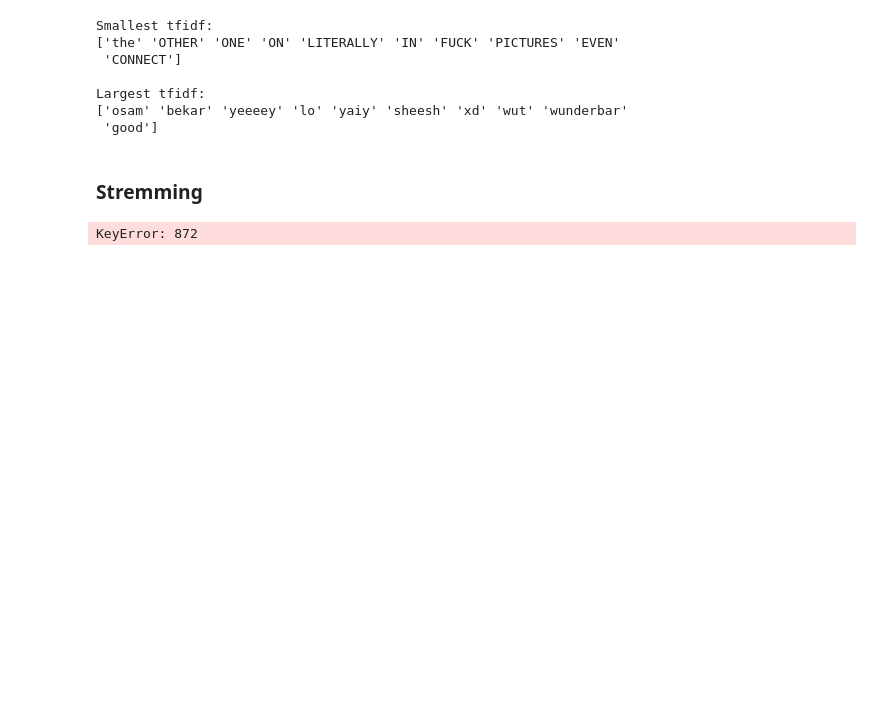
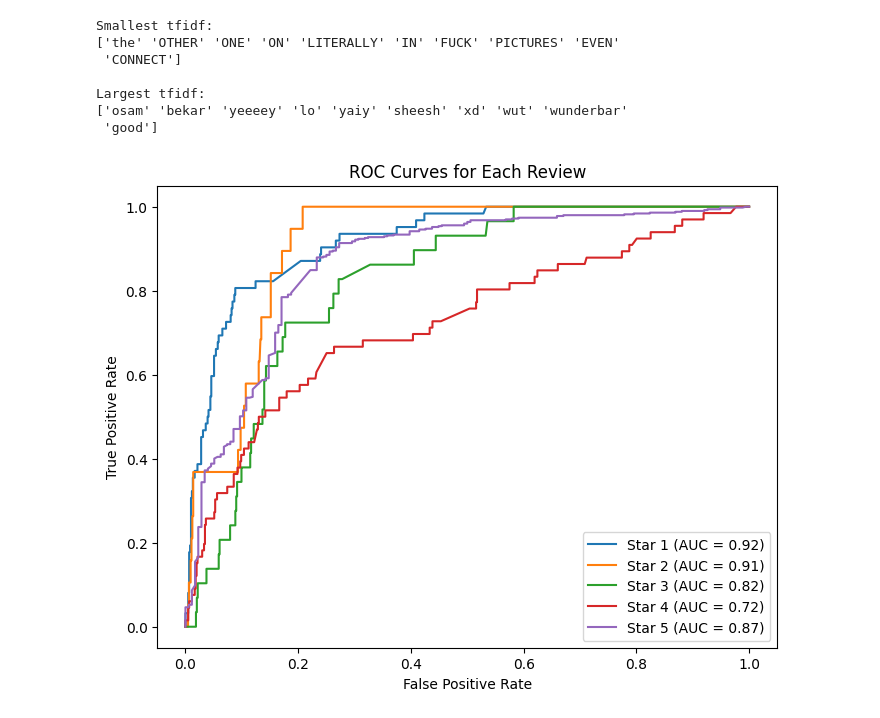
Before and after one commit to alex-volosha/sentiment-reveiws-prediction, a Jupyter notebook: prediction.ipynb, the cells around one changed output. Drawn from its saved outputs; the diff is of its cells as text; code cells hidden in the pictures; blank space fills up the shorter version.

Commit message:
ROC curves comparison for each class(review star)

```diff
--- a/prediction.ipynb
+++ b/prediction.ipynb
@@ -444,5 +447,3 @@ Smallest tfidf:
 Largest tfidf:
 ['osam' 'bekar' 'yeeeey' 'lo' 'yaiy' 'sheesh' 'xd' 'wut' 'wunderbar'
  'good']
-# %% [markdown]
-### Stremming
@@ -465,9 +450,24 @@ X_train_stem_vectorized = stem_vectorizer.fit_transform(X_train)
-# %%
-sample_text = X_train[:1]
-print("Sample Text - ", sample_text[872])
-print("-"*30)
-print("Text after passing through build_analyzer - ", cv_analyzer(sample_text[872]))
-print("-"*30)
-print("Text after stemming - ",[stemmer.stem(w) for w in cv_analyzer(sample_text[872])])
-# %% [output]
-KeyError: 872
+# %%
+# Binarize the labels for each class
+y_test_bin = label_binarize(y_test, classes=[1, 2, 3, 4, 5])
+
+# Get the predicted probabilities for each class
+y_pred_prob = model.predict_proba(X_test)
+
+# Plot ROC curves for each class
+plt.figure(figsize=(8, 6))
+
+# Assuming 5 classes (stars from 1 to 5)
+for i in range(5):
+    fpr, tpr, _ = roc_curve(y_test_bin[:, i], y_pred_prob[:, i])
+    roc_auc = auc(fpr, tpr)
+
+    plt.plot(fpr, tpr, label=f'Star {i + 1} (AUC = {roc_auc:.2f})')
+
+plt.title('ROC Curves for Each Review')
+plt.xlabel('False Positive Rate')
+plt.ylabel('True Positive Rate')
+plt.legend(loc='lower right')
+plt.show()
+# %% [output]
+[figure, added]
```
Also changed, not shown: parts of 4 cells of this notebook.
